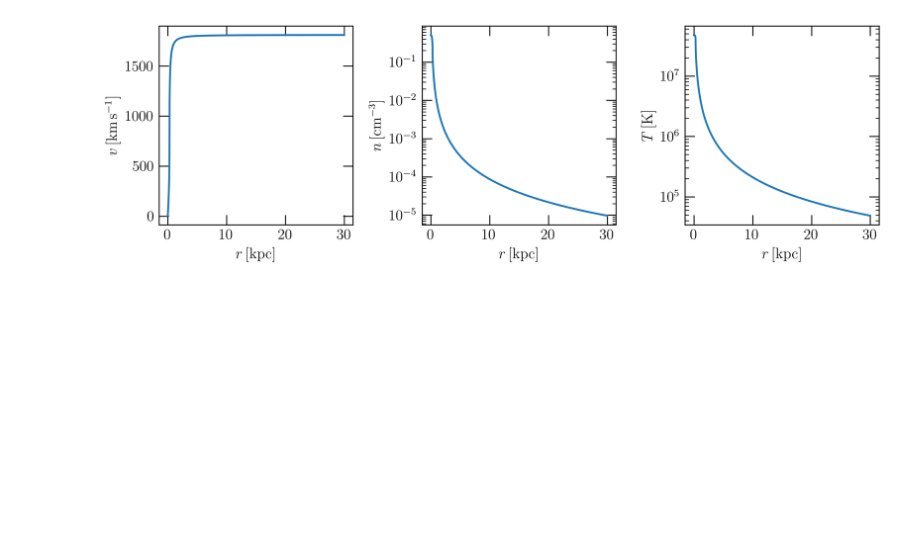
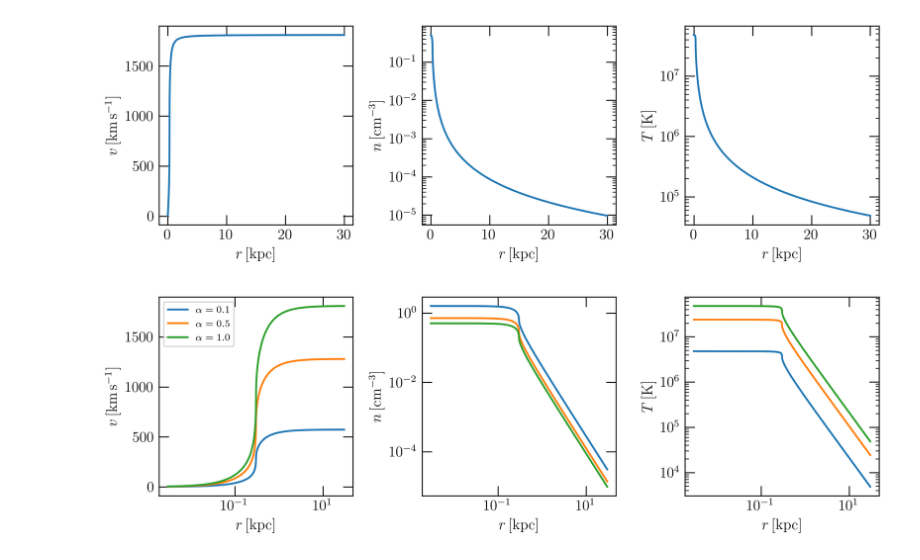
Before and after one commit to dustindnguyen/2022_polaris_galactic_winds_notes, a Jupyter notebook: 03March2022_Polaris_CC85.ipynb, the cells around one changed output. Drawn from its saved outputs; the diff is of its cells as text; code cells hidden in the pictures; blank space fills up the shorter version.

```diff
--- a/03March2022_Polaris_CC85.ipynb
+++ b/03March2022_Polaris_CC85.ipynb
@@ -162,3 +162,57 @@ fig.tight_layout()
 #plt.savefig('CC85_dimensionless_solutions.png',facecolor='white')
 # %% [output]
 [figure]
+# %%
+alpha, beta, Msfr, Rkpc = 1, 0.3, 10, 0.3
+
+alpha_a = 0.1
+alpha_b = 0.5
+alpha_c = 1.0
+
+
+
+rStar_a, M_a, uStar_a, rhoStar_a, PStar_a, u_a, rho_a, P_a = CC85(alpha_a,beta,Rkpc,Msfr)
+
+rStar_b, M_b, uStar_b, rhoStar_b, PStar_b, u_b, rho_b, P_b = CC85(alpha_b,beta,Rkpc,Msfr)
+
+rStar_c, M_c, uStar_c, rhoStar_c, PStar_c, u_c, rho_c, P_c = CC85(alpha_c,beta,Rkpc,Msfr)
+
+
+r_a, r_b, r_c = rStar_a * Rkpc, rStar_b * Rkpc, rStar_c * Rkpc       # r is now in units of kpc
+n_a, n_b, n_c = rho_a / (mu*mp),  rho_b / (mu*mp),  rho_c / (mu*mp)
+T_a, T_b, T_c = P_a / (kb * n_a), P_b / (kb * n_b) , P_c / (kb * n_c)
+# %%
+fig = plt.figure(figsize=(9,3),dpi=300)
+ax1 = fig.add_subplot(1,3,1)
+ax2 = fig.add_subplot(1,3,2)
+ax3 = fig.add_subplot(1,3,3)
+
+
+ax1.plot(r_a,u_a/1e5,label='$\\alpha=0.1$')
+ax1.plot(r_b,u_b/1e5,label='$\\alpha=0.5$')
+ax1.plot(r_c,u_c/1e5,label='$\\alpha=1.0$')
+ax1.set_xlabel('$r\,\mathrm{[kpc]}$')
+ax1.set_ylabel('$v\,\mathrm{[km\,s^{-1}]}$')
+ax1.set_xscale('log')
+ax1.legend(loc=0,prop={'size': 8})
+
+ax2.plot(r_a,n_a)
+ax2.plot(r_b,n_b)
+ax2.plot(r_c,n_c)
+ax2.set_yscale('log')
+ax2.set_xscale('log')
+ax2.set_xlabel('$r\,\mathrm{[kpc]}$')
+ax2.set_ylabel('$n\,\mathrm{[cm^{-3}]}$')
+
+ax3.plot(r_a,T_a)
+ax3.plot(r_b,T_b)
+ax3.plot(r_c,T_c)
+ax3.set_yscale('log')
+ax3.set_xscale('log')
+ax3.set_xlabel('$r\,\mathrm{[kpc]}$')
+ax3.set_ylabel('$T\,\mathrm{[K]}$')
+
+fig.tight_layout()
+#plt.savefig('CC85_dimensionless_solutions.png',facecolor='white')
+# %% [output]
+[figure, added]
```
Also changed, not shown: parts of 1 cell of this notebook.
